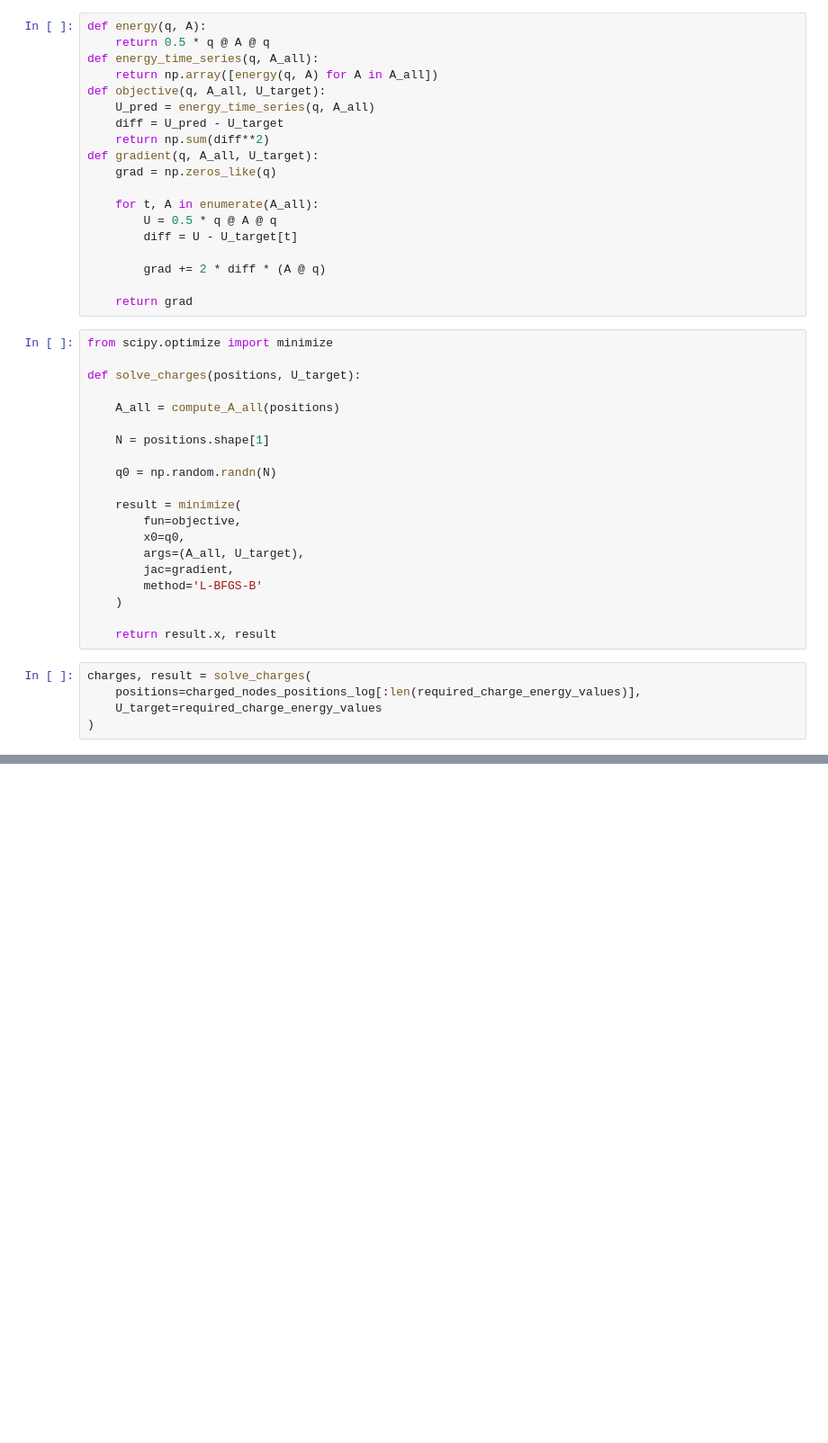
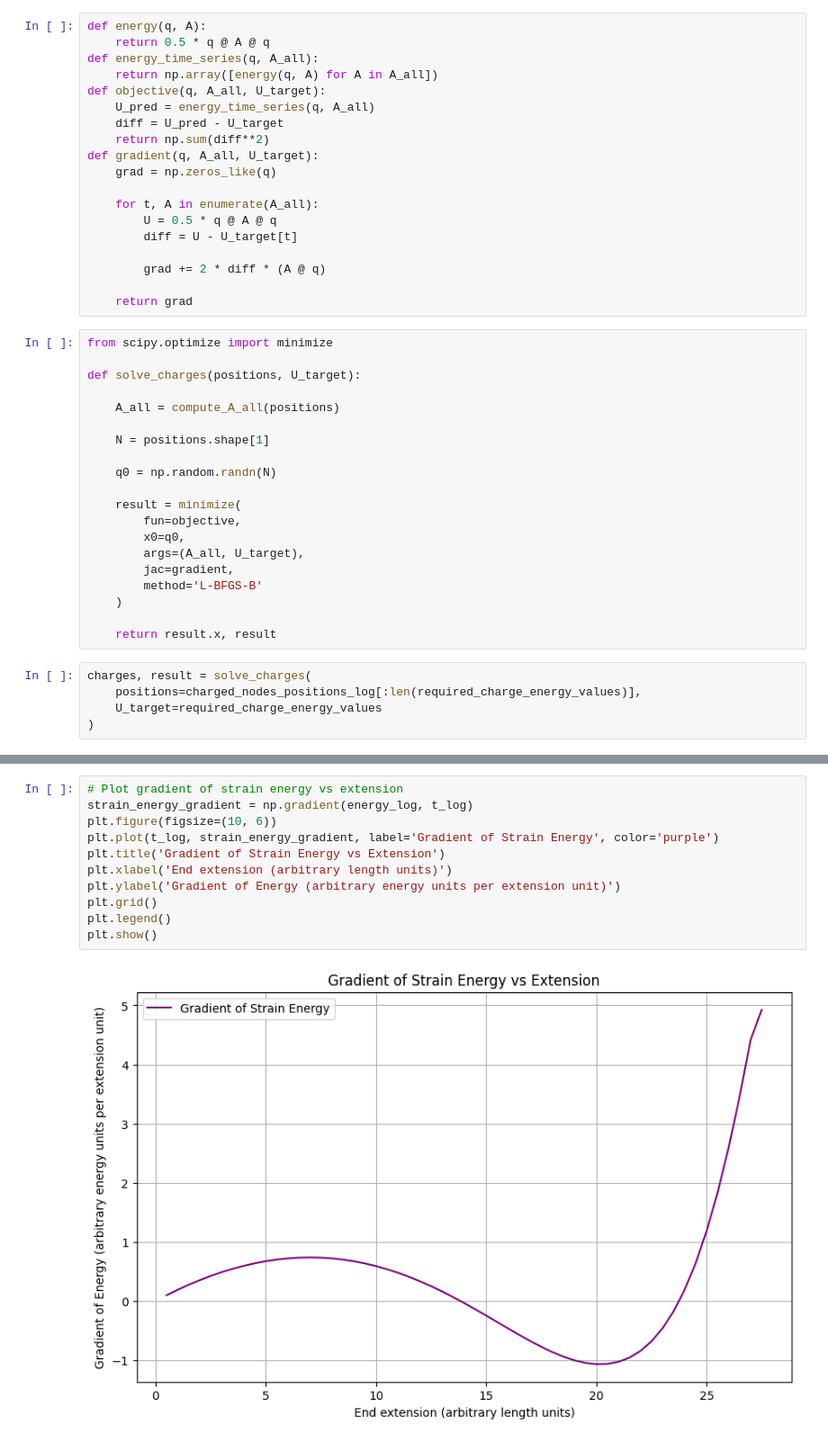
Before and after one commit to Sam-MARTis/Auxetic-MM-Simulation, a Jupyter notebook: Physics-Engine_Python_V3/analysis.ipynb, the cells around one changed output, grey strips where cells are left out. Shown at 90% size. Saved outputs shown, nothing was run; the diff lists cells and outputs as text; blank space fills up the shorter version.

```diff
--- a/Physics-Engine_Python_V3/analysis.ipynb
+++ b/Physics-Engine_Python_V3/analysis.ipynb
@@ -287,0 +288,13 @@ Charge Vector Statistics:
+# %%
+# Plot gradient of strain energy vs extension
+strain_energy_gradient = np.gradient(energy_log, t_log)
+plt.figure(figsize=(10, 6))
+plt.plot(t_log, strain_energy_gradient, label='Gradient of Strain Energy', color='purple')
+plt.title('Gradient of Strain Energy vs Extension')
+plt.xlabel('End extension (arbitrary length units)')
+plt.ylabel('Gradient of Energy (arbitrary energy units per extension unit)')
+plt.grid()
+plt.legend()
+plt.show()
+# %% [output]
+[figure, added]
```
Also changed, not shown: parts of 4 cells of this notebook.
